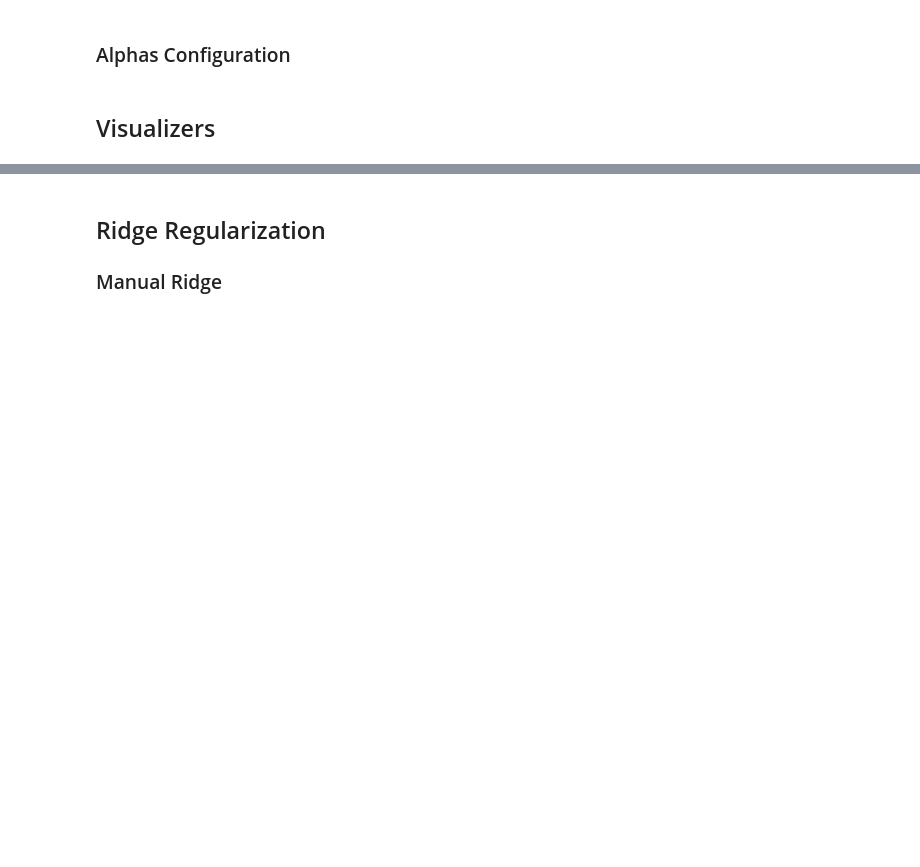
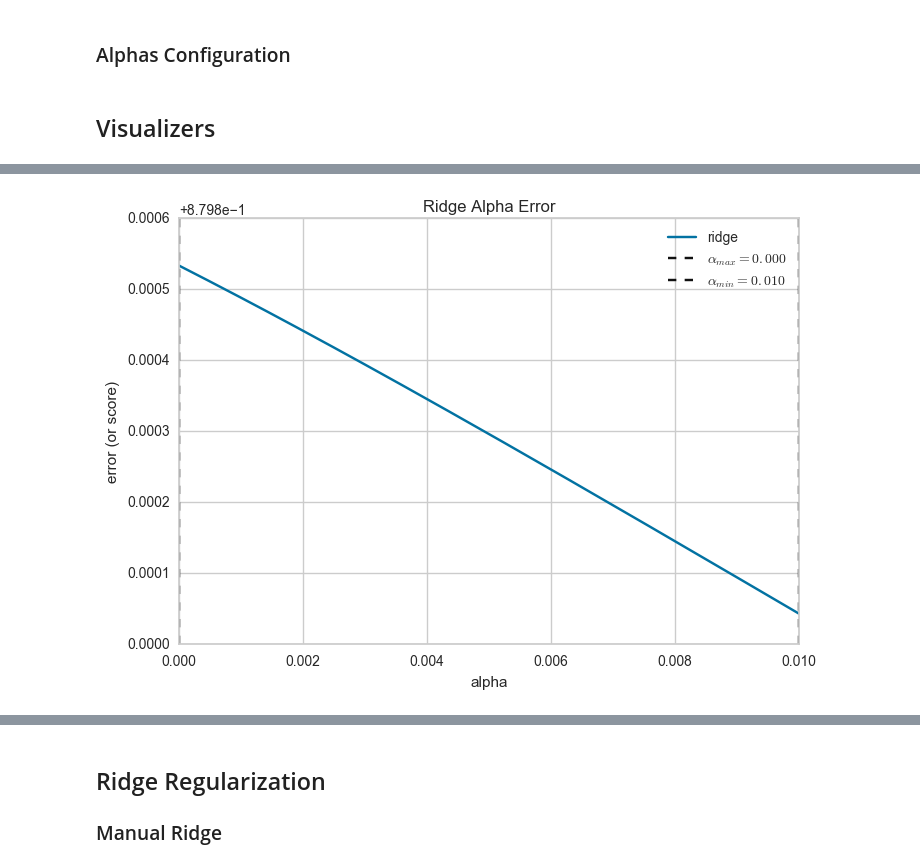
Before and after one commit to DistrictDataLabs/yellowbrick, a Jupyter notebook: examples/bbengfort/alphas.ipynb, the cells around one changed output, grey strips where cells are left out. Drawn from its saved outputs; the diff is of its cells as text; code cells hidden in the pictures; blank space fills up the shorter version.

```diff
--- a/examples/bbengfort/alphas.ipynb
+++ b/examples/bbengfort/alphas.ipynb
@@ -85,0 +94,6 @@ model.poof()
+# %%
+model = ManualAlphaSelection(Ridge())
+model.fit(X, y)
+model.poof()
+# %% [output]
+[figure, added]
```
Also changed, not shown: parts of 20 cells of this notebook, 6 other files.
